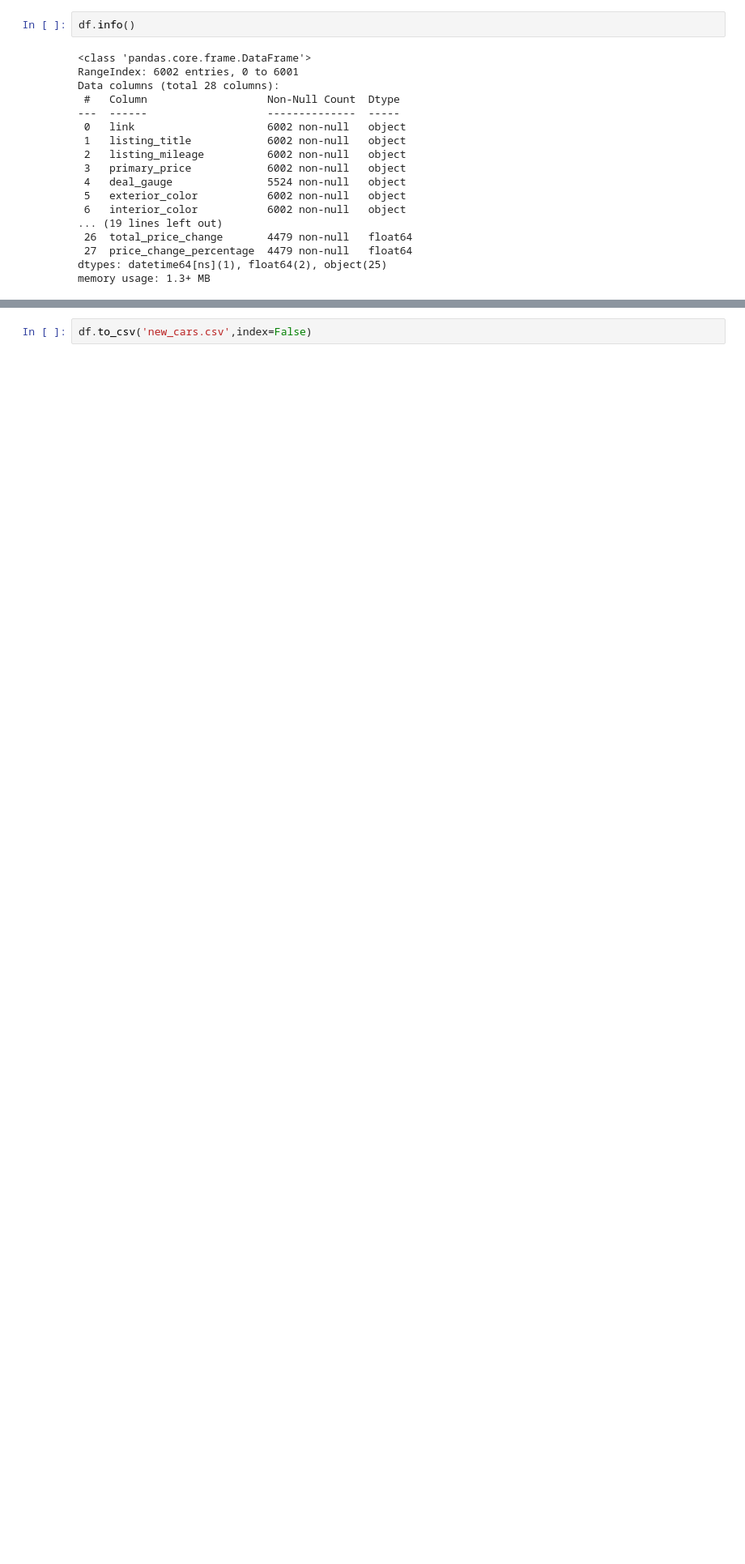
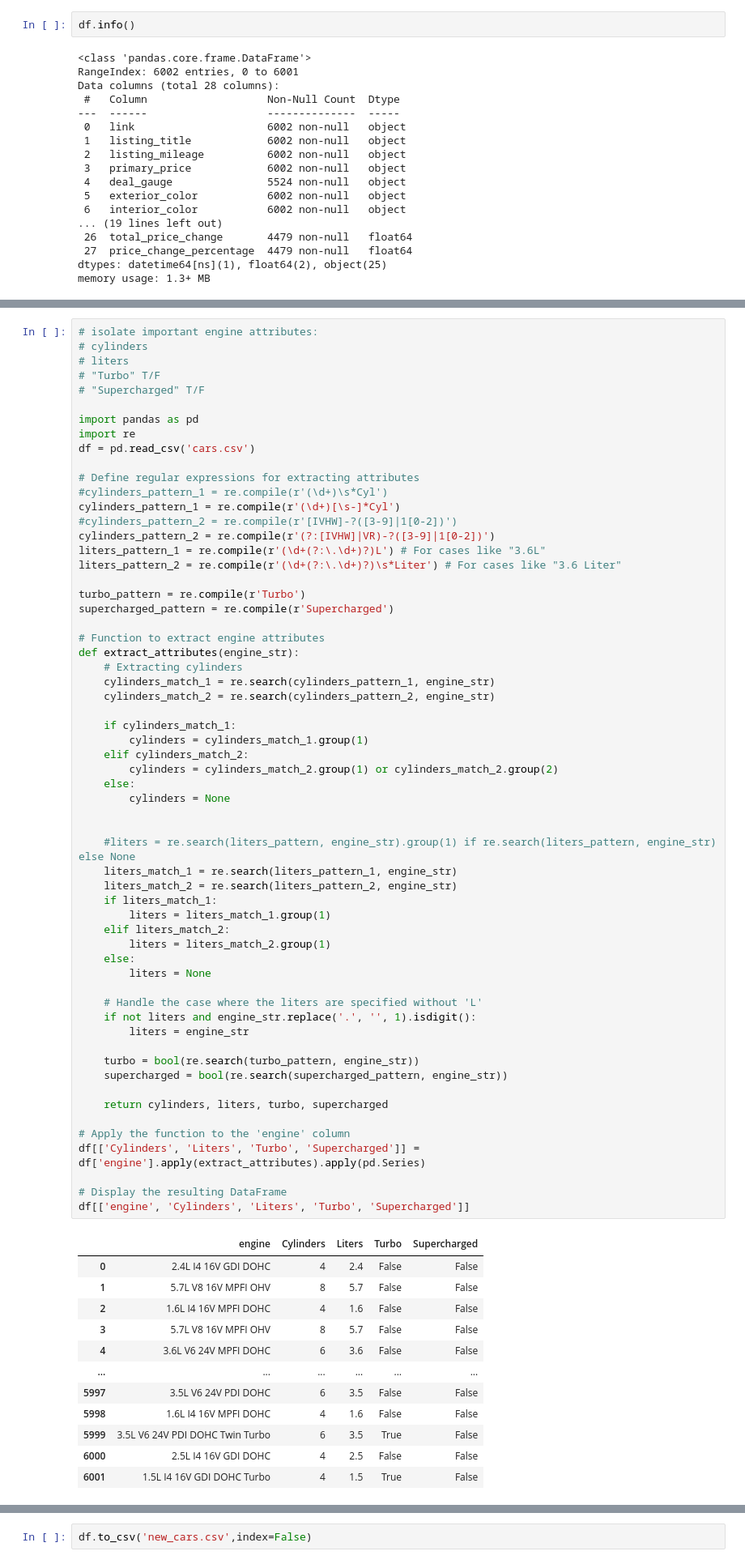
Before and after one commit to evanhollier/Cars_Project, a Jupyter notebook: data_preprocessing.ipynb, the cells around one changed output, grey strips where cells are left out. Shown at 81% size. Saved outputs shown, nothing was run; the diff lists cells and outputs as text; blank space fills up the shorter version.

Commit message:
isolate important engine attributes

```diff
--- a/data_preprocessing.ipynb
+++ b/data_preprocessing.ipynb
@@ -189,2 +190,75 @@ Unknown
 Sorted Unique Fuel Types:
 Gasoline
+# %%
+# isolate important engine attributes:
+# cylinders
+# liters
+# "Turbo" T/F
+# "Supercharged" T/F
+
+import pandas as pd
+import re
+df = pd.read_csv('cars.csv')
+
+# Define regular expressions for extracting attributes
+#cylinders_pattern_1 = re.compile(r'(\d+)\s*Cyl')
+cylinders_pattern_1 = re.compile(r'(\d+)[\s-]*Cyl')
+#cylinders_pattern_2 = re.compile(r'[IVHW]-?([3-9]|1[0-2])')
+cylinders_pattern_2 = re.compile(r'(?:[IVHW]|VR)-?([3-9]|1[0-2])')
+liters_pattern_1 = re.compile(r'(\d+(?:\.\d+)?)L') # For cases like "3.6L"
+liters_pattern_2 = re.compile(r'(\d+(?:\.\d+)?)\s*Liter') # For cases like "3.6 Liter"
+
+turbo_pattern = re.compile(r'Turbo')
+supercharged_pattern = re.compile(r'Supercharged')
+
+# Function to extract engine attributes
+def extract_attributes(engine_str):
+    # Extracting cylinders
+    cylinders_match_1 = re.search(cylinders_pattern_1, engine_str)
+    cylinders_match_2 = re.search(cylinders_pattern_2, engine_str)
+
+    if cylinders_match_1:
+        cylinders = cylinders_match_1.group(1)
+    elif cylinders_match_2:
+        cylinders = cylinders_match_2.group(1) or cylinders_match_2.group(2)
+    else:
+        cylinders = None
+
+
+    #liters = re.search(liters_pattern, engine_str).group(1) if re.search(liters_pattern, engine_str) else None
+    liters_match_1 = re.search(liters_pattern_1, engine_str)
+    liters_match_2 = re.search(liters_pattern_2, engine_str)
+    if liters_match_1:
+        liters = liters_match_1.group(1)
+    elif liters_match_2:
+        liters = liters_match_2.group(1)
+    else:
+        liters = None
+
+    # Handle the case where the liters are specified without 'L'
+    if not liters and engine_str.replace('.', '', 1).isdigit():
+        liters = engine_str
+
+    turbo = bool(re.search(turbo_pattern, engine_str))
+    supercharged = bool(re.search(supercharged_pattern, engine_str))
+
+    return cylinders, liters, turbo, supercharged
+
+# Apply the function to the 'engine' column
+df[['Cylinders', 'Liters', 'Turbo', 'Supercharged']] = df['engine'].apply(extract_attributes).apply(pd.Series)
+
+# Display the resulting DataFrame
+df[['engine', 'Cylinders', 'Liters', 'Turbo', 'Supercharged']]
+# %% [output]
+|  | engine | Cylinders | Liters | Turbo | Supercharged |
+| 0 | 2.4L I4 16V GDI DOHC | 4 | 2.4 | False | False |
+| 1 | 5.7L V8 16V MPFI OHV | 8 | 5.7 | False | False |
+| 2 | 1.6L I4 16V MPFI DOHC | 4 | 1.6 | False | False |
+| 3 | 5.7L V8 16V MPFI OHV | 8 | 5.7 | False | False |
+| 4 | 3.6L V6 24V MPFI DOHC | 6 | 3.6 | False | False |
+| ... | ... | ... | ... | ... | ... |
+| 5997 | 3.5L V6 24V PDI DOHC | 6 | 3.5 | False | False |
+| 5998 | 1.6L I4 16V MPFI DOHC | 4 | 1.6 | False | False |
+| 5999 | 3.5L V6 24V PDI DOHC Twin Turbo | 6 | 3.5 | True | False |
+| 6000 | 2.5L I4 16V GDI DOHC | 4 | 2.5 | False | False |
+| 6001 | 1.5L I4 16V GDI DOHC Turbo | 4 | 1.5 | True | False |
```
Also changed, not shown: parts of 4 cells of this notebook, 1 other file.
